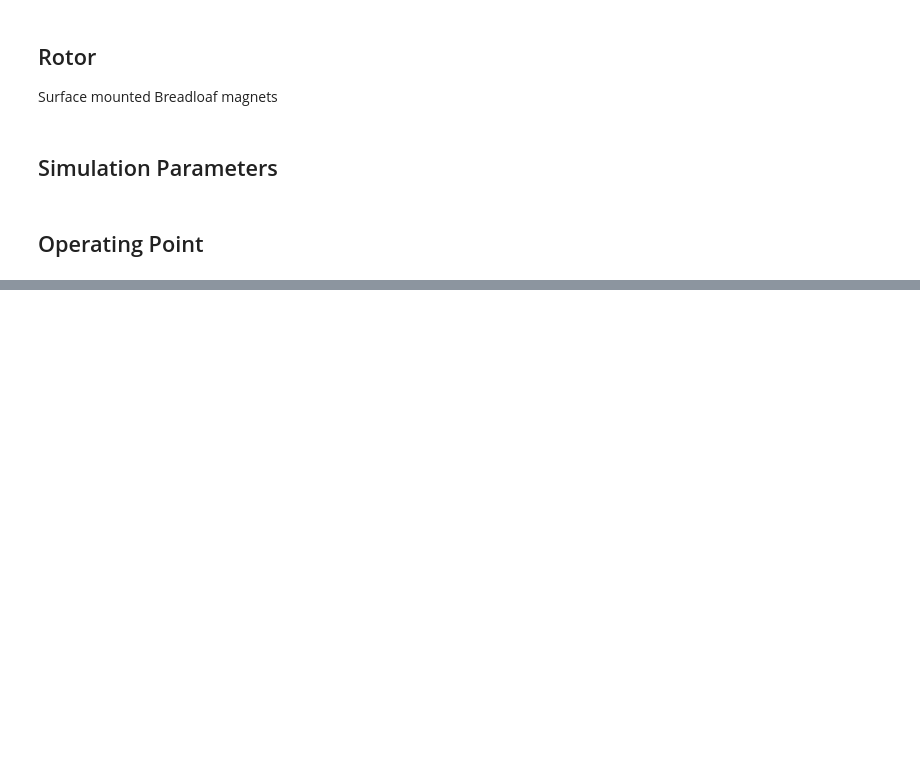
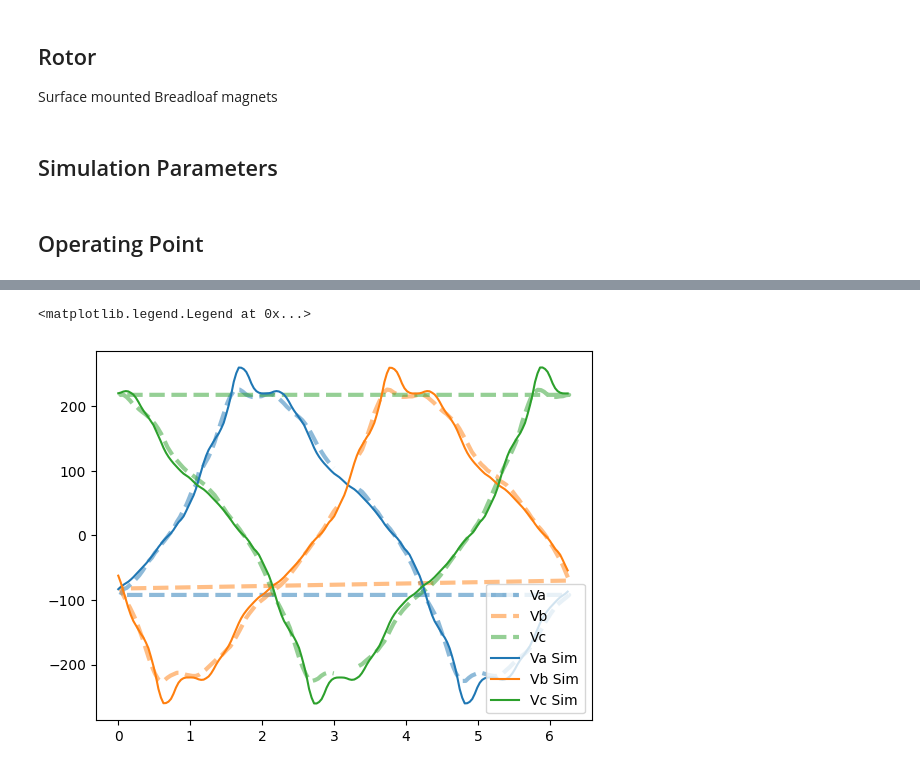
Before and after one commit to TinArmEngineering/tinarm, a Jupyter notebook: examples/Example_1.ipynb, the cells around one changed output, grey strips where cells are left out. Cells and saved outputs as stored; diff of their text form; code cells hidden in the pictures; blank space fills up the shorter version.

```diff
--- a/examples/Example_1.ipynb
+++ b/examples/Example_1.ipynb
@@ -246,13 +272,24 @@ time.sleep(1)
 # %%
 j2_result_data = [art for art in j2_result['artifacts'] if art['type']=='RESULT_DATA'][0]
 j2_df = pd.read_csv(j2_result_data['url'], header=[0, 1], index_col=[0, 1]).pint.quantify(level=-1)
+
+#load M1 results for the nominal operation point
+#load M1 results for the nominal operation point
+m1_op1_pv = pd.read_csv("M1/Nominal_24Nm_2060rpm/PhaseVoltage.csv", header=[0, 1])
 # %%
+offset = np.pi *0.94
 fig = plt.figure()
 ax = fig.add_subplot(111)
-l1, = ax.plot(j1_df['angles'], j1_df['Back_EMF_0'], label='Back_EMF_0', linestyle='--')
-l2, = ax.plot(j1_df['angles'], j1_df['Back_EMF_1'], label='Back_EMF_1', linestyle='--',)
-l3, = ax.plot(j1_df['angles'], j1_df['Back_EMF_2'], label='Back_EMF_2', linestyle='--')
-ax.plot(j2_df['angles'], j2_df['Back_EMF_0'], label='nominal Back_EMF_0', color=l1.get_color())
-ax.plot(j2_df['angles'], j2_df['Back_EMF_1'], label='nominal Back_EMF_1', color=l2.get_color())
-ax.plot(j2_df['angles'], j2_df['Back_EMF_2'], label='nominal Back_EMF_2', color=l3.get_color())
+l1, = ax.plot((np.deg2rad(m1_op1_pv['Va']['X'])*5 + offset) % (2*np.pi), m1_op1_pv['Va']['Y'], label='Va',
+              linewidth=3, linestyle='--', alpha=0.5)
+l2, = ax.plot((np.deg2rad(m1_op1_pv['Vb']['X'])*5 + offset) % (2*np.pi), m1_op1_pv['Vb']['Y'], label='Vb',
+              linewidth=3, linestyle='--', alpha=0.5)
+l3, = ax.plot((np.deg2rad(m1_op1_pv['Vc']['X'])*5 + offset) % (2*np.pi), m1_op1_pv['Vc']['Y'], label='Vc',
+              linewidth=3, linestyle='--', alpha=0.5)
+ax.plot(j2_df['angles'], j2_df['Back_EMF_0'], label='Va Sim', color=l1.get_color())
+ax.plot(j2_df['angles'], j2_df['Back_EMF_1'], label='Vb Sim', color=l2.get_color())
+ax.plot(j2_df['angles'], j2_df['Back_EMF_2'], label='Vc Sim', color=l3.get_color())
 ax.legend()
+# %% [output]
+<matplotlib.legend.Legend at 0x...>
+[figure, added]
```
Also changed, not shown: parts of 17 cells of this notebook.
